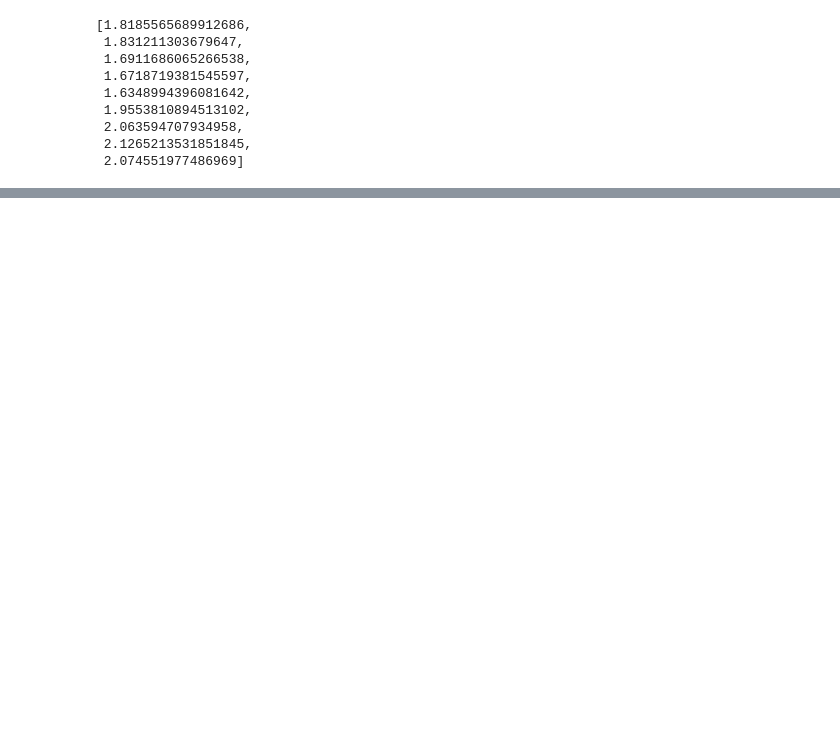
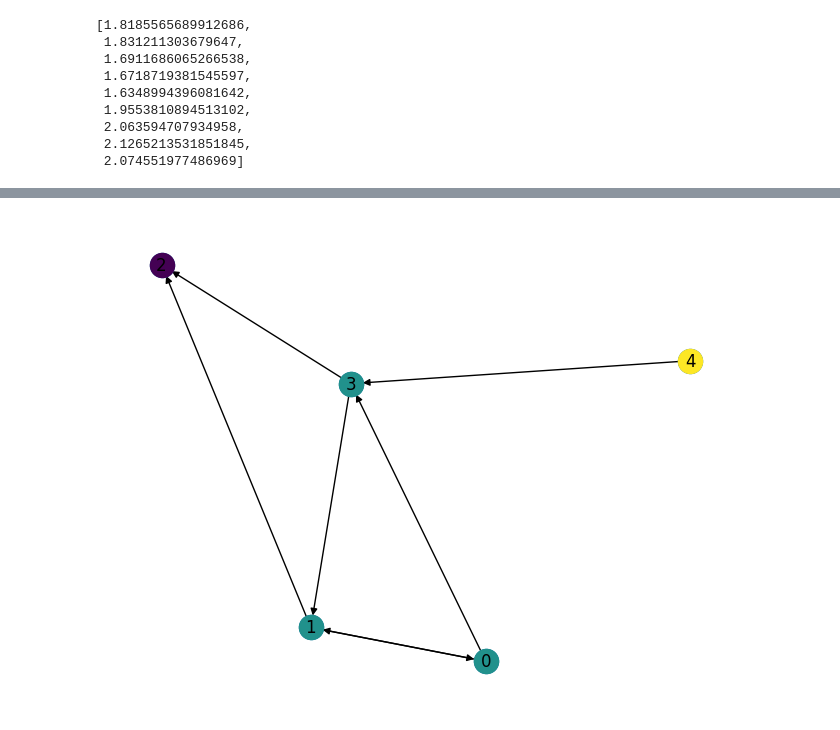
Before and after one commit to GeorgiySurkov/kosaraju-analysis, a Jupyter notebook: exploration.ipynb, the cells around one changed output, grey strips where cells are left out. Cells and saved outputs as stored; diff of their text form; code cells hidden in the pictures; blank space fills up the shorter version.

```diff
--- a/exploration.ipynb
+++ b/exploration.ipynb
@@ -14,8 +14,7 @@ dataset = []
 # %%
-n = 450
-m = 100
-results = []
-for i in range(GRAPHS_PER_SIZE):
+def measure_preformance(n, m) -> float:
+	results = []
+	for i in range(GRAPHS_PER_SIZE):
 		edges = generate_input(n, m)
 		tries_results = []
 		for _ in range(TRIES_PER_INPUT):
@@ -24,7 +23,5 @@ for i in range(GRAPHS_PER_SIZE):
 			end = timer()
 			tries_results.append(end - start)
 		results.append(np.min(tries_results))
-result = np.mean(results)
-dataset.append(result)
-print(f'Average execution time for n={n}, m={m}: {result} seconds')
-print(f"{results=}")
+	result = np.mean(results)
+	return result
@@ -134,0 +118,28 @@ fracs
+# %%
+import networkx as nx
+import matplotlib.pyplot as plt
+
+# Количество вершин и ребер
+n = 5
+m = 7
+
+# Генерация графа
+G = nx.gnm_random_graph(n, m, directed=True)
+
+# Нахождение компонент сильной связности
+scc = list(nx.strongly_connected_components(G))
+
+# Визуализация графа
+pos = nx.spring_layout(G)
+nx.draw(G, pos, with_labels=True)
+
+# Создание списка цветов
+colors = plt.cm.viridis(np.linspace(0, 1, len(scc)))
+
+# Визуализация компонент сильной связности разными цветами
+for i, component in enumerate(scc):
+    nx.draw_networkx_nodes(G, pos, nodelist=component, node_color=colors[i])
+
+plt.show()
+# %% [output]
+[figure, added]
```
Also changed, not shown: parts of 20 cells of this notebook.
